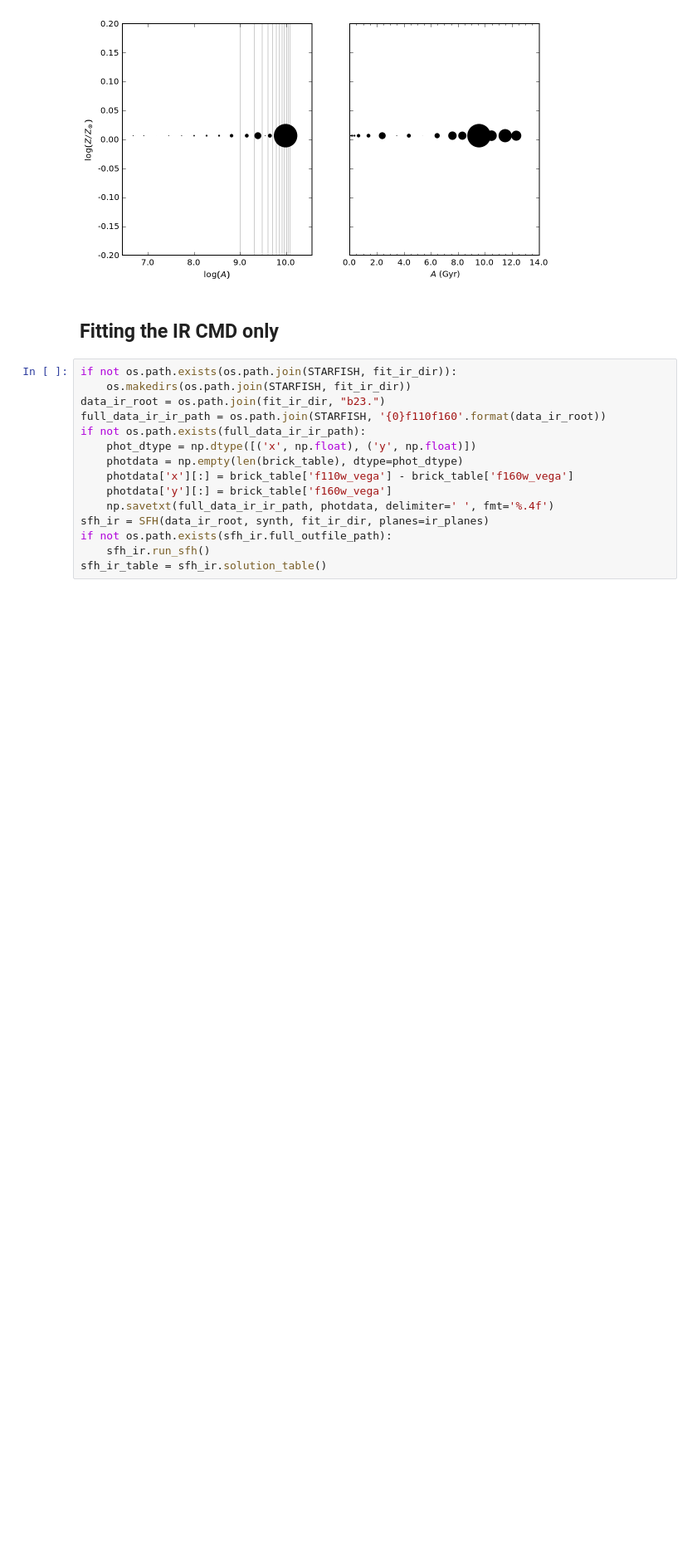
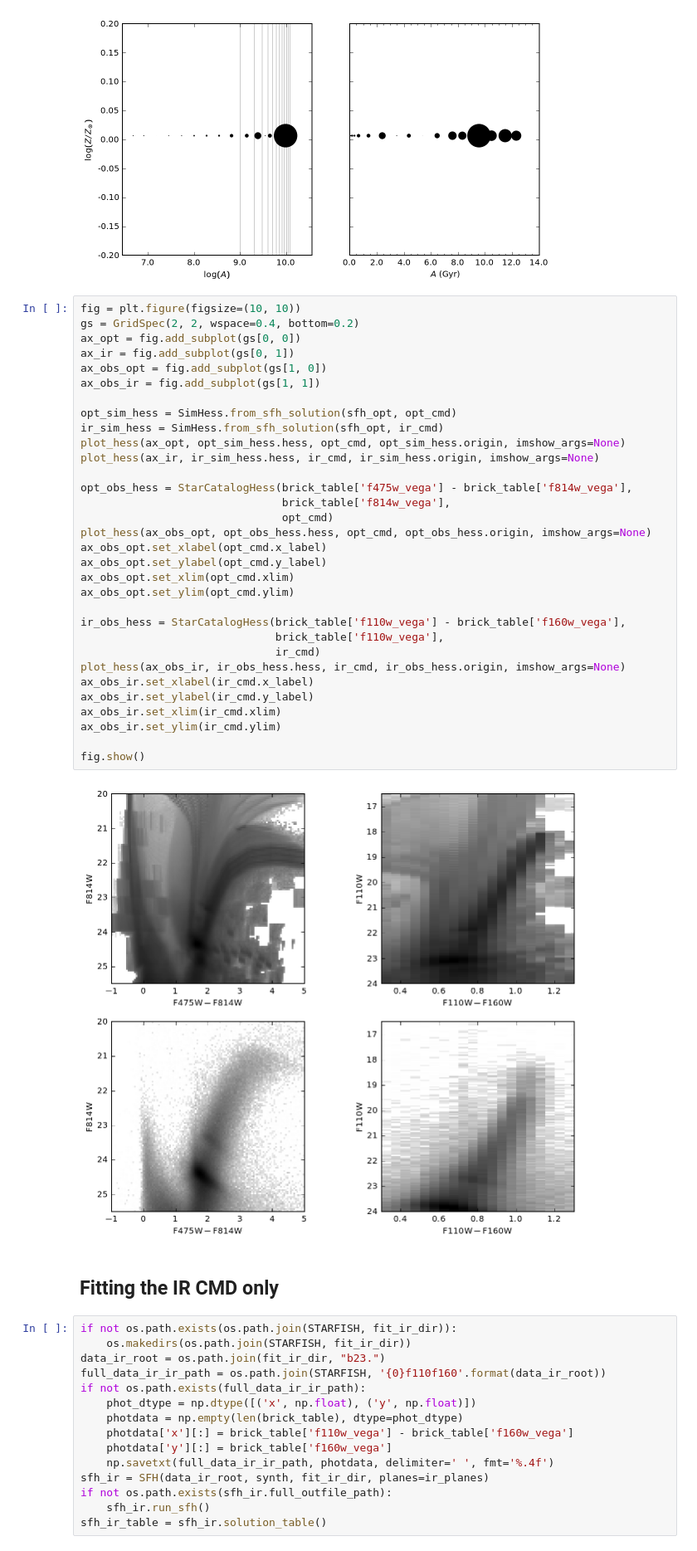
Before and after one commit to jonathansick/androcmd, a Jupyter notebook: notebooks/Brick23_OIR.ipynb, the cells around one changed output. Shown at 83% size. Saved outputs shown, nothing was run; the diff lists cells and outputs as text; blank space fills up the shorter version.

Commit message:
Plot observed hess diagrams with predictions

```diff
--- a/notebooks/Brick23_OIR.ipynb
+++ b/notebooks/Brick23_OIR.ipynb
@@ -385,6 +385,40 @@ ax_lin.set_ylim(-0.2, 0.2)
 fig.show()
 # %% [output]
 [figure]
+# %%
+fig = plt.figure(figsize=(10, 10))
+gs = GridSpec(2, 2, wspace=0.4, bottom=0.2)
+ax_opt = fig.add_subplot(gs[0, 0])
+ax_ir = fig.add_subplot(gs[0, 1])
+ax_obs_opt = fig.add_subplot(gs[1, 0])
+ax_obs_ir = fig.add_subplot(gs[1, 1])
+
+opt_sim_hess = SimHess.from_sfh_solution(sfh_opt, opt_cmd)
+ir_sim_hess = SimHess.from_sfh_solution(sfh_opt, ir_cmd)
+plot_hess(ax_opt, opt_sim_hess.hess, opt_cmd, opt_sim_hess.origin, imshow_args=None)
+plot_hess(ax_ir, ir_sim_hess.hess, ir_cmd, ir_sim_hess.origin, imshow_args=None)
+
+opt_obs_hess = StarCatalogHess(brick_table['f475w_vega'] - brick_table['f814w_vega'],
+                               brick_table['f814w_vega'],
+                               opt_cmd)
+plot_hess(ax_obs_opt, opt_obs_hess.hess, opt_cmd, opt_obs_hess.origin, imshow_args=None)
+ax_obs_opt.set_xlabel(opt_cmd.x_label)
+ax_obs_opt.set_ylabel(opt_cmd.y_label)
+ax_obs_opt.set_xlim(opt_cmd.xlim)
+ax_obs_opt.set_ylim(opt_cmd.ylim)
+
+ir_obs_hess = StarCatalogHess(brick_table['f110w_vega'] - brick_table['f160w_vega'],
+                              brick_table['f110w_vega'],
+                              ir_cmd)
+plot_hess(ax_obs_ir, ir_obs_hess.hess, ir_cmd, ir_obs_hess.origin, imshow_args=None)
+ax_obs_ir.set_xlabel(ir_cmd.x_label)
+ax_obs_ir.set_ylabel(ir_cmd.y_label)
+ax_obs_ir.set_xlim(ir_cmd.xlim)
+ax_obs_ir.set_ylim(ir_cmd.ylim)
+
+fig.show()
+# %% [output]
+[figure, added]
 # %% [markdown]
 ## Fitting the IR CMD only
 # %%
```
Also changed, not shown: parts of 1 cell of this notebook.
